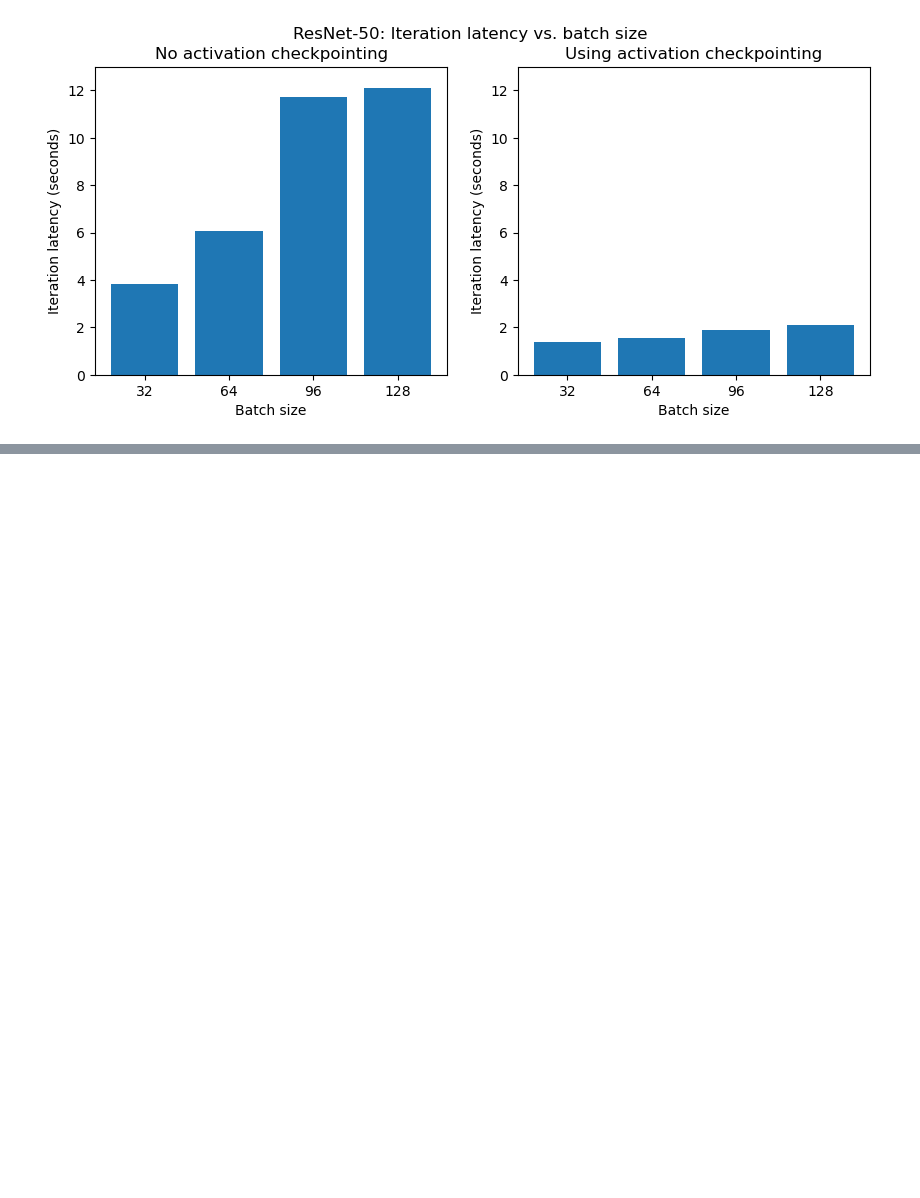
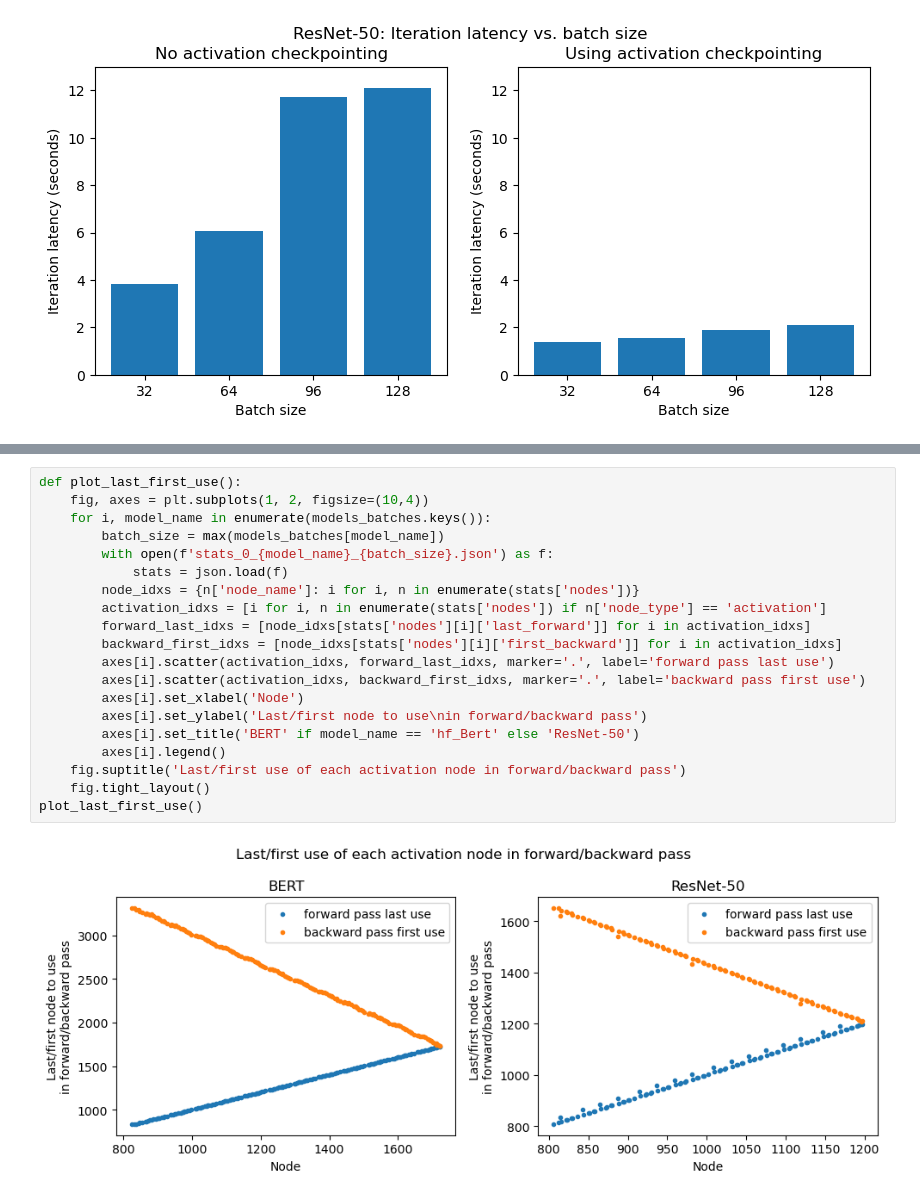
Before and after one commit to DennisD1122/cs265-mlsys-2024, a Jupyter notebook: analysis2.ipynb, the cells around one changed output, grey strips where cells are left out. Saved outputs shown, nothing was run; the diff lists cells and outputs as text; blank space fills up the shorter version.

```diff
--- a/analysis2.ipynb
+++ b/analysis2.ipynb
@@ -63,0 +119,22 @@ plot_iteration_latency('resnet50', 13)
+# %%
+def plot_last_first_use():
+    fig, axes = plt.subplots(1, 2, figsize=(10,4))
+    for i, model_name in enumerate(models_batches.keys()):
+        batch_size = max(models_batches[model_name])
+        with open(f'stats_0_{model_name}_{batch_size}.json') as f:
+            stats = json.load(f)
+        node_idxs = {n['node_name']: i for i, n in enumerate(stats['nodes'])}
+        activation_idxs = [i for i, n in enumerate(stats['nodes']) if n['node_type'] == 'activation']
+        forward_last_idxs = [node_idxs[stats['nodes'][i]['last_forward']] for i in activation_idxs]
+        backward_first_idxs = [node_idxs[stats['nodes'][i]['first_backward']] for i in activation_idxs]
+        axes[i].scatter(activation_idxs, forward_last_idxs, marker='.', label='forward pass last use')
+        axes[i].scatter(activation_idxs, backward_first_idxs, marker='.', label='backward pass first use')
+        axes[i].set_xlabel('Node')
+        axes[i].set_ylabel('Last/first node to use\nin forward/backward pass')
+        axes[i].set_title('BERT' if model_name == 'hf_Bert' else 'ResNet-50')
+        axes[i].legend()
+    fig.suptitle('Last/first use of each activation node in forward/backward pass')
+    fig.tight_layout()
+plot_last_first_use()
+# %% [output]
+[figure, added]
```
Also changed, not shown: parts of 4 cells of this notebook, 18 other files.
